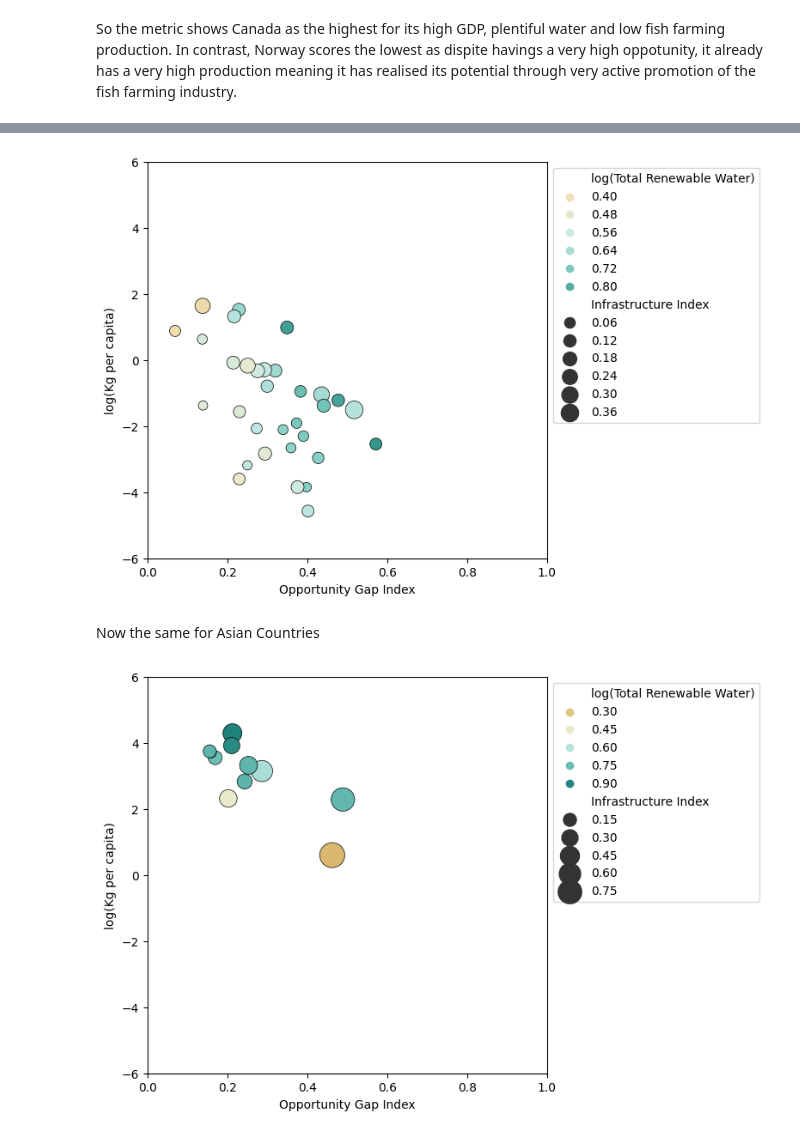
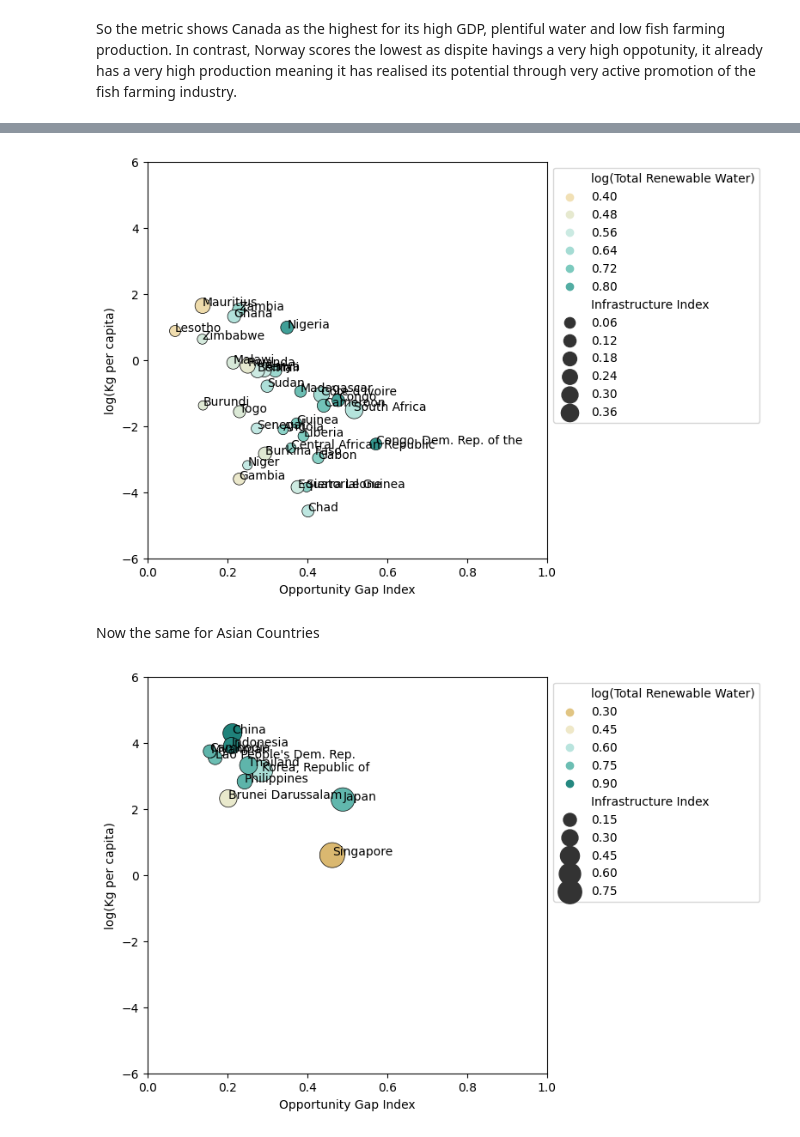
Before and after one commit to seenstevo/Pisciculture_EDA, a Jupyter notebook: src/notebooks/Metric_Of_Untapped_Potential.ipynb, the cells around one changed output, grey strips where cells are left out. Saved outputs shown, nothing was run; the diff lists cells and outputs as text; code cells hidden in the pictures.

Commit message:
indice of oppor tidied

```diff
--- a/src/notebooks/Metric_Of_Untapped_Potential.ipynb
+++ b/src/notebooks/Metric_Of_Untapped_Potential.ipynb
@@ -251,9 +254,8 @@ First I will select the data from 2018 to 2020 and then sum up total production
 # %%
-oppotunity_index_by_country['Opportunity Gap Index'] = ((oppotunity_index_by_country['log(Kg per capita)'].max() -
-                                         oppotunity_index_by_country['log(Kg per capita)']) *
-                                        oppotunity_index_by_country['Oppotunity Index'])
-#oppotunity_index_by_country['Final Metric'] = np.log(oppotunity_index_by_country['Final Metric'])
+opportunity_index_by_country['Opportunity Gap Index'] = ((opportunity_index_by_country['log(Kg per capita)'].max() -
+                                         opportunity_index_by_country['log(Kg per capita)']) *
+                                        opportunity_index_by_country['Opportunity Index'])
 # %%
-data = oppotunity_index_by_country['Opportunity Gap Index']
-oppotunity_index_by_country['Opportunity Gap Index'] = ((data - np.min(data)) / (np.max(data) - np.min(data)))
+data = opportunity_index_by_country['Opportunity Gap Index']
+opportunity_index_by_country['Opportunity Gap Index'] = ((data - np.min(data)) / (np.max(data) - np.min(data)))
 # %%
@@ -291,7 +299,7 @@ sns.move_legend(g, "upper left", bbox_to_anchor=(1, 1))
 # %% [markdown]
 So the metric shows Canada as the highest for its high GDP, plentiful water and low fish farming production. In contrast, Norway scores the lowest as dispite havings a very high oppotunity, it already has a very high production meaning it has realised its potential through very active promotion of the fish farming industry.
 # %%
-africa_to_make_final_metric = oppotunity_index_by_country[oppotunity_index_by_country['Country']
+africa_to_make_final_metric = opportunity_index_by_country[opportunity_index_by_country['Country']
                                                    .isin(variables.sub_saharan_african_countries)]
 # %%
 africa_to_make_final_metric.sort_values(by = 'Opportunity Gap Index', ascending = False).head(10)
@@ -315,25 +323,25 @@ def label_point(x, y, val, ax):
 # %%
 plt.figure(figsize=(6,6))
 g = sns.scatterplot(data = africa_to_make_final_metric,
                 x = 'Opportunity Gap Index',
                 y = 'log(Kg per capita)',
                 hue = 'log(Total Renewable Water)',
                 hue_norm=(0,1),
                 size = 'Infrastructure Index',
                 sizes = (50,500),
                 size_norm= (0,1),
                 palette = cmap,
                 linewidth = 0.5,
                 edgecolor = 'black')
 g.set(xlim = (0,1), ylim = (-6,6))
 sns.move_legend(g, "upper left", bbox_to_anchor=(1, 1))
 
-# label_point(africa_to_make_final_metric['Final Metric'],
-#             africa_to_make_final_metric['TPMP_log'],
-#             africa_to_make_final_metric['Country'],
-#             plt.gca())
+label_point(africa_to_make_final_metric['Opportunity Gap Index'],
+            africa_to_make_final_metric['log(Kg per capita)'],
+            africa_to_make_final_metric['Country'],
+            plt.gca())
 # %% [output]
-[figure, old version]
+[figure, new version]
 # %% [markdown]
 Now the same for Asian Countries
 # %%
@@ -357,9 +365,9 @@ g = sns.scatterplot(data = asia_to_make_final_metric,
 g.set(xlim = (0,1), ylim = (-6,6))
 sns.move_legend(g, "upper left", bbox_to_anchor=(1, 1))
 
-# label_point(asia_to_make_final_metric['Final Metric'],
-#             asia_to_make_final_metric['log(Kg per capita)'],
-#             asia_to_make_final_metric['Country'],
-#             plt.gca())
+label_point(asia_to_make_final_metric['Opportunity Gap Index'],
+            asia_to_make_final_metric['log(Kg per capita)'],
+            asia_to_make_final_metric['Country'],
+            plt.gca())
 # %% [output]
-[figure, old version]
+[figure, new version]
```
Also changed, not shown: parts of 7 cells of this notebook.
